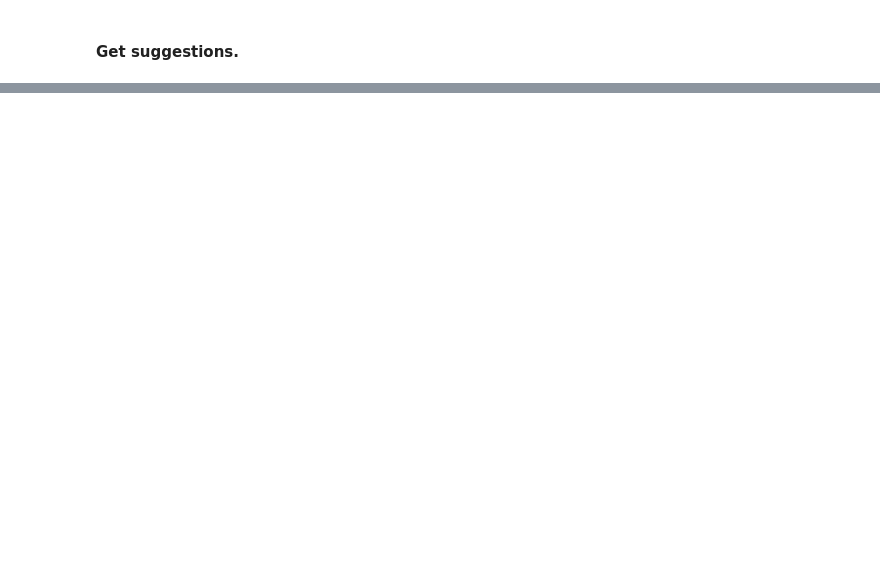
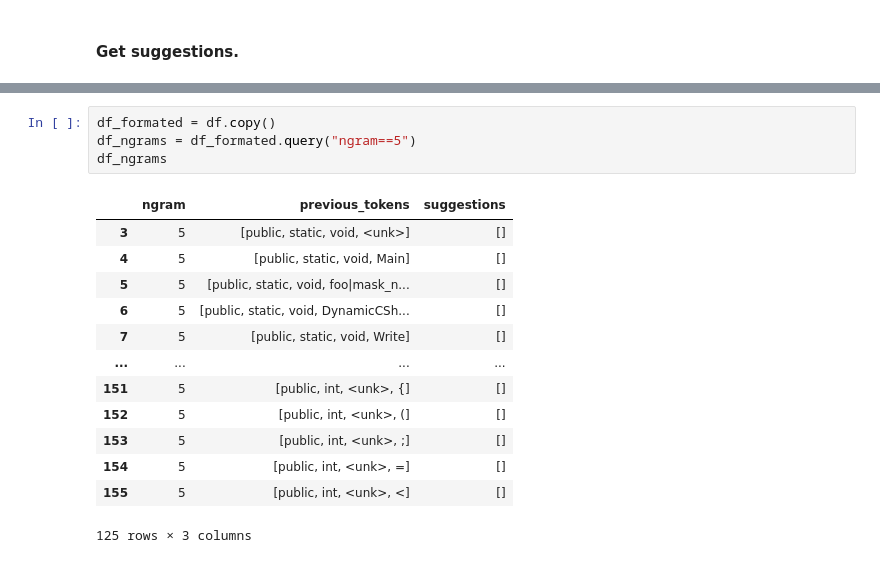
Before and after one commit to renanmf7/TCC.RenanMartins.Pece.IA.Ngramas, a Jupyter notebook: Autocomplete.TCC.NGramas.ipynb, the cells around one changed output, grey strips where cells are left out. Drawn from its saved outputs; the diff is of its cells as text; blank space fills up the shorter version.

```diff
--- a/Autocomplete.TCC.NGramas.ipynb
+++ b/Autocomplete.TCC.NGramas.ipynb
@@ -607,0 +799,18 @@ for n in range(1, 3):
+# %%
+df_formated = df.copy()
+df_ngrams = df_formated.query("ngram==5")
+df_ngrams
+# %% [output]
+|  | ngram | previous_tokens | suggestions |
+| 3 | 5 | [public, static, void, <unk>] | [] |
+| 4 | 5 | [public, static, void, Main] | [] |
+| 5 | 5 | [public, static, void, foo|mask_n... | [] |
+| 6 | 5 | [public, static, void, DynamicCSh... | [] |
+| 7 | 5 | [public, static, void, Write] | [] |
+| ... | ... | ... | ... |
+| 151 | 5 | [public, int, <unk>, {] | [] |
+| 152 | 5 | [public, int, <unk>, (] | [] |
+| 153 | 5 | [public, int, <unk>, ;] | [] |
+| 154 | 5 | [public, int, <unk>, =] | [] |
+| 155 | 5 | [public, int, <unk>, <] | [] |
+125 rows × 3 columns
```
Also changed, not shown: parts of 44 cells of this notebook.
